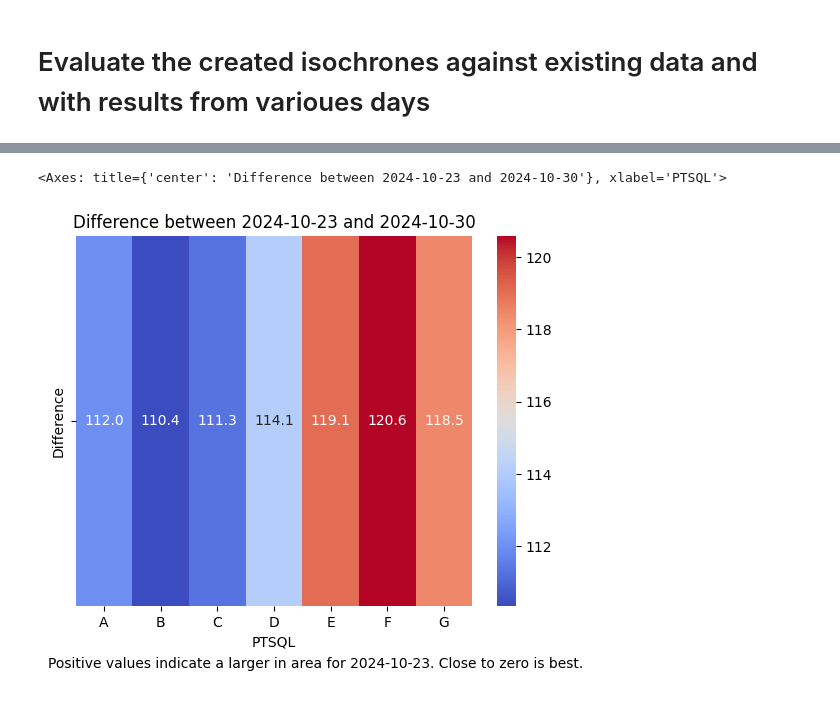
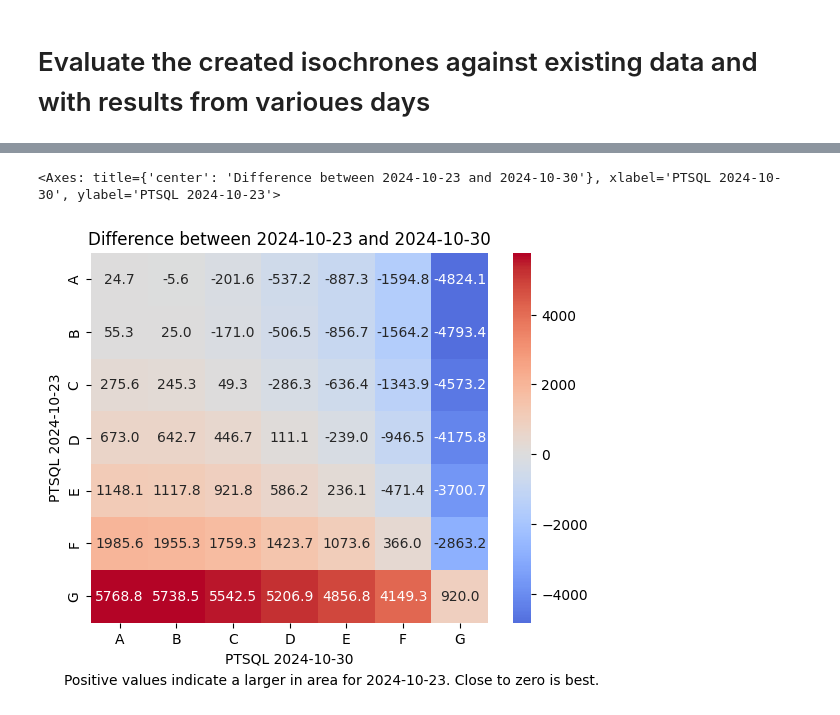
Before and after one commit to LeonRischar/ptsql_austria, a Jupyter notebook: src/demo_evaluation.ipynb, the cells around one changed output, grey strips where cells are left out. Saved outputs shown, nothing was run; the diff lists cells and outputs as text; code cells hidden in the pictures.

```diff
--- a/src/demo_evaluation.ipynb
+++ b/src/demo_evaluation.ipynb
@@ -156,9 +138,9 @@ def create_evaluation_plot(df, day1, day2, matrix=False, note_text=False, percen
     if matrix:
         pair_wise_diff = np.subtract.outer(row_day1.values.flatten(), row_day2.values.flatten())
 
-        plot = sns.heatmap(pair_wise_diff, annot=True, xticklabels=labels, yticklabels=labels, cmap="coolwarm", center=0)
-        plt.xlabel(f"PTSQL {day2.date()}")
-        plt.ylabel(f"PTSQL {day1.date()}")
+        plot = sns.heatmap(pair_wise_diff, annot=True, xticklabels=labels, yticklabels=labels, cmap="coolwarm", center=0, fmt=".1f")
+        plt.xlabel(f"PTSQL {d2.date()}")
+        plt.ylabel(f"PTSQL {d1.date()}")
     else:
         if percent:
             diff = row_day1.values / row_day2.values * 100
@@ -175,10 +157,10 @@ def create_evaluation_plot(df, day1, day2, matrix=False, note_text=False, percen
 
     return plot
 # %%
-create_evaluation_plot(df, 20241023, 20241030, matrix=False, percent=True, note_text=True)
+create_evaluation_plot(df, 20241023, 20241030, matrix=True, percent=True, note_text=True)
 # %% [output]
-<Axes: title={'center': 'Difference between 2024-10-23 and 2024-10-30'}, xlabel='PTSQL'>
+<Axes: title={'center': 'Difference between 2024-10-23 and 2024-10-30'}, xlabel='PTSQL 2024-10-30', ylabel='PTSQL 2024-10-23'>
-[figure, old version]
+[figure, new version]
 # %%
 def create_time_series_plot(df, days=[]):
     if len(days) == 0:
```
Also changed, not shown: parts of 5 cells of this notebook, 20 other files.
